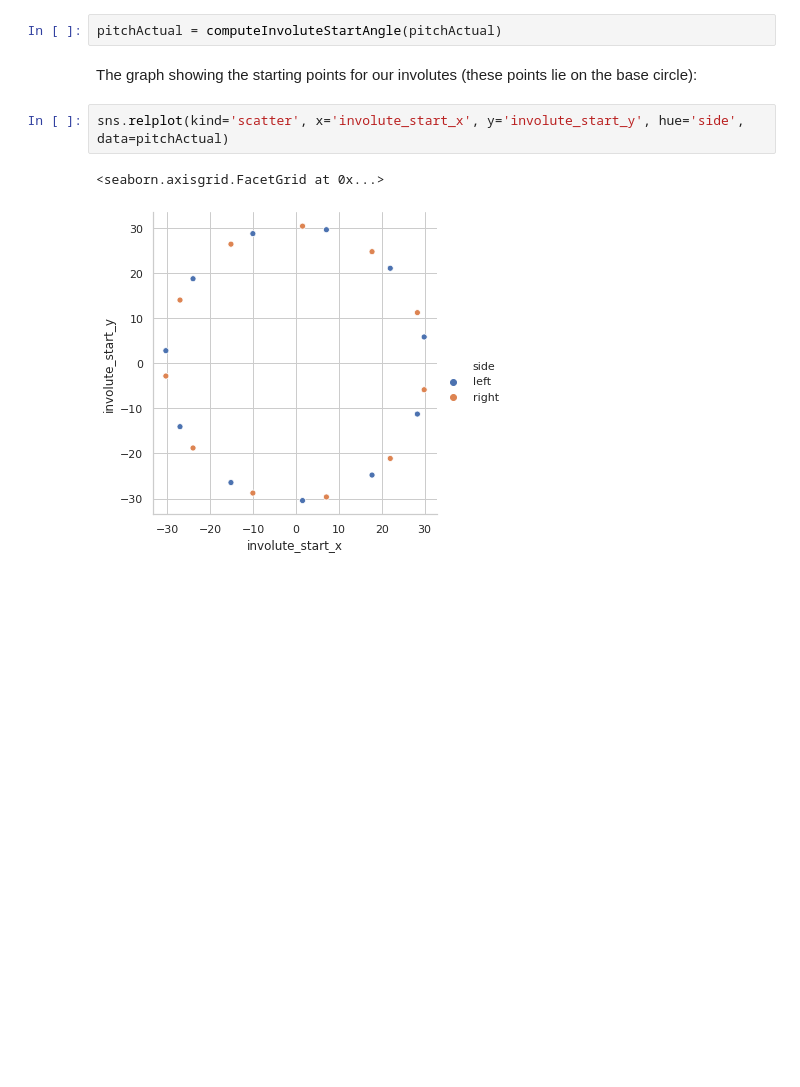
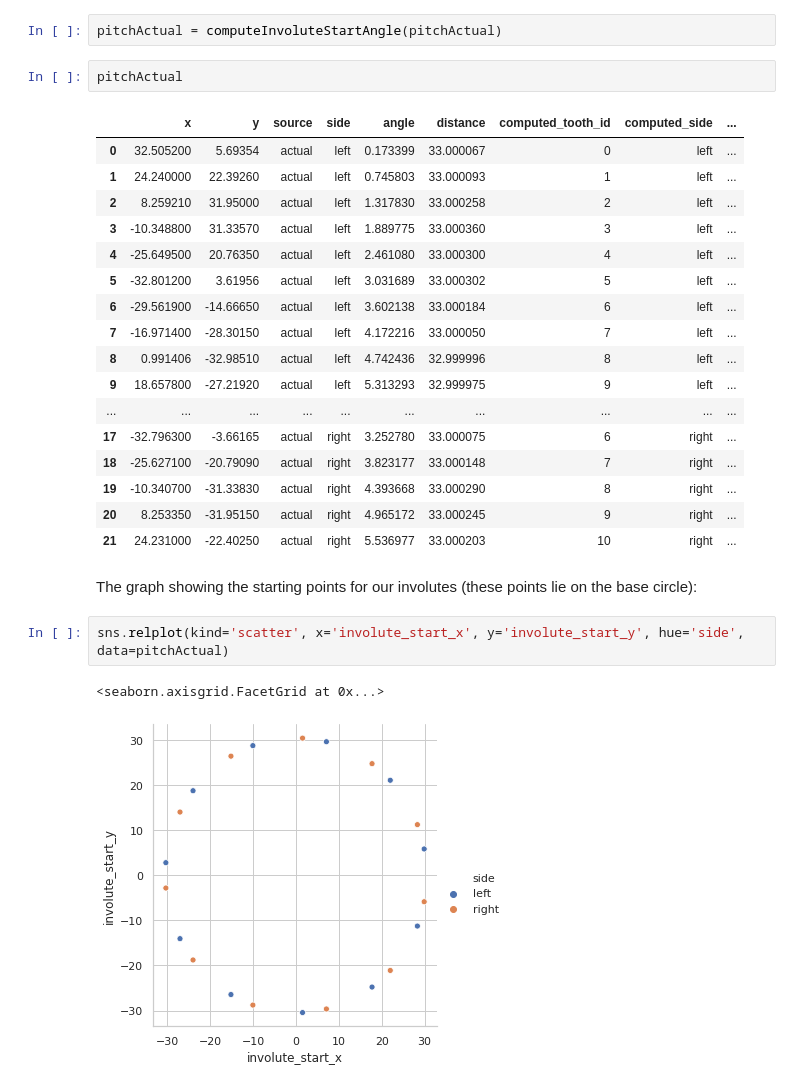
Before and after one commit to ivanlis/random_code, a Jupyter notebook: notebook/runout_method1.ipynb, the cells around one changed output. Saved outputs shown, nothing was run; the diff lists cells and outputs as text; blank space fills up the shorter version.

```diff
--- a/notebook/runout_method1.ipynb
+++ b/notebook/runout_method1.ipynb
@@ -177,5 +185,25 @@ def computeInvoluteStartAngle(frame):
 # %%
 pitchActual = computeInvoluteStartAngle(pitchActual)
+# %%
+pitchActual
+# %% [output]
+|  | x | y | source | side | angle | distance | computed_tooth_id | computed_side | ... |
+| 0 | 32.505200 | 5.69354 | actual | left | 0.173399 | 33.000067 | 0 | left | ... |
+| 1 | 24.240000 | 22.39260 | actual | left | 0.745803 | 33.000093 | 1 | left | ... |
+| 2 | 8.259210 | 31.95000 | actual | left | 1.317830 | 33.000258 | 2 | left | ... |
+| 3 | -10.348800 | 31.33570 | actual | left | 1.889775 | 33.000360 | 3 | left | ... |
+| 4 | -25.649500 | 20.76350 | actual | left | 2.461080 | 33.000300 | 4 | left | ... |
+| 5 | -32.801200 | 3.61956 | actual | left | 3.031689 | 33.000302 | 5 | left | ... |
+| 6 | -29.561900 | -14.66650 | actual | left | 3.602138 | 33.000184 | 6 | left | ... |
+| 7 | -16.971400 | -28.30150 | actual | left | 4.172216 | 33.000050 | 7 | left | ... |
+| 8 | 0.991406 | -32.98510 | actual | left | 4.742436 | 32.999996 | 8 | left | ... |
+| 9 | 18.657800 | -27.21920 | actual | left | 5.313293 | 32.999975 | 9 | left | ... |
+| ... | ... | ... | ... | ... | ... | ... | ... | ... | ... |
+| 17 | -32.796300 | -3.66165 | actual | right | 3.252780 | 33.000075 | 6 | right | ... |
+| 18 | -25.627100 | -20.79090 | actual | right | 3.823177 | 33.000148 | 7 | right | ... |
+| 19 | -10.340700 | -31.33830 | actual | right | 4.393668 | 33.000290 | 8 | right | ... |
+| 20 | 8.253350 | -31.95150 | actual | right | 4.965172 | 33.000245 | 9 | right | ... |
+| 21 | 24.231000 | -22.40250 | actual | right | 5.536977 | 33.000203 | 10 | right | ... |
 # %% [markdown]
 The graph showing the starting points for our involutes (these points lie on the base circle):
 # %%
```
Also changed, not shown: parts of 10 cells of this notebook.
